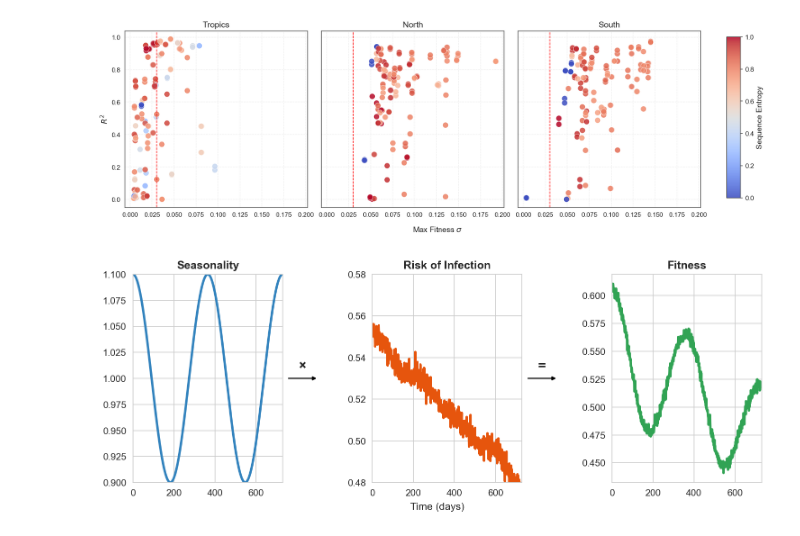
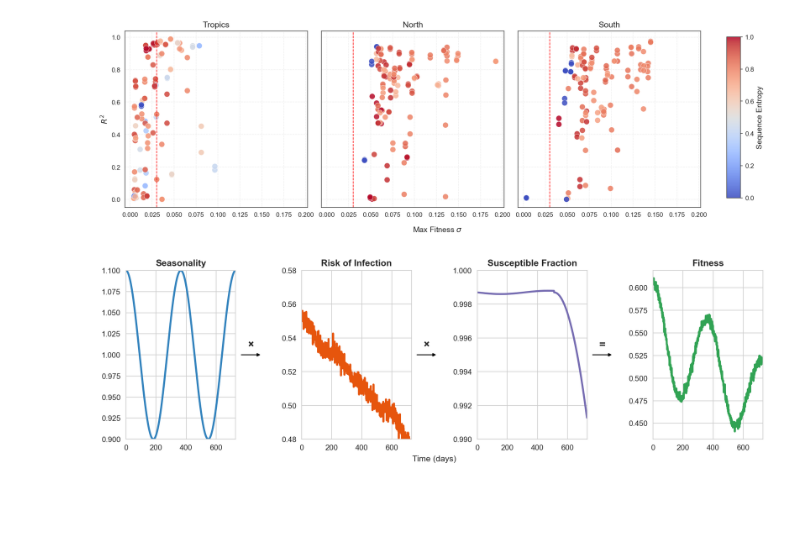
Before and after one commit to matsengrp/antigen-forecasting, a Jupyter notebook: notebooks/fitness-corr.ipynb, the cells around one changed output. Saved outputs shown, nothing was run; the diff lists cells and outputs as text; code cells hidden in the pictures; blank space fills up the shorter version.

Commit message:
add susceptible fraction to fitness schematic

```diff
--- a/notebooks/fitness-corr.ipynb
+++ b/notebooks/fitness-corr.ipynb
@@ -1036,10 +1044,10 @@ for i in range(len(time)):
 # Combined seasonal fitness (product of all three components)
 seasonal_fitness = seasonality_north * risk_of_infection * susceptible_fraction
 
-# Create figure with subplots - HORIZONTAL LAYOUT (1x3)
-fig = plt.figure(figsize=(12, 4))
+# Create figure with subplots - HORIZONTAL LAYOUT (1x4)
+fig = plt.figure(figsize=(15, 4))
 # Increase the wspace parameter for even more space between subplots
-gs = gridspec.GridSpec(1, 3, width_ratios=[1, 1, 1], wspace=0.6)
+gs = gridspec.GridSpec(1, 4, width_ratios=[1, 1, 1, 1], wspace=0.6)
 
 # Subplot 1: Seasonality
 ax1 = plt.subplot(gs[0])
@@ -1057,15 +1065,22 @@ ax2.set_xlim(0, days)
 ax2.set_ylim(0.48, 0.58)
 # Don't set individual x-axis labels since we'll add a shared one
 
-# Subplot 3: Combined Fitness (instead of showing all components)
+# Subplot 3: Susceptible Fraction (previously missing)
 ax3 = plt.subplot(gs[2])
-sns.lineplot(x=time, y=seasonal_fitness, color='#31a354', linewidth=2.5, ax=ax3)
-ax3.set_title('Fitness', fontweight='bold')
+sns.lineplot(x=time, y=susceptible_fraction, color='#756bb1', linewidth=2.5, ax=ax3)
+ax3.set_title('Susceptible Fraction', fontweight='bold')
+ax3.set_xlim(0, days)
+ax3.set_ylim(0.99, 1.0)
 # Don't set individual x-axis labels since we'll add a shared one
-ax3.set_xlim(0, days)
+
+# Subplot 4: Combined Fitness
+ax4 = plt.subplot(gs[3])
+sns.lineplot(x=time, y=seasonal_fitness, color='#31a354', linewidth=2.5, ax=ax4)
+ax4.set_title('Fitness', fontweight='bold')
+ax4.set_xlim(0, days)
 y_min, y_max = min(seasonal_fitness), max(seasonal_fitness)
 padding = (y_max - y_min) * 0.05
-ax3.set_ylim(y_min - padding, y_max + padding)
+ax4.set_ylim(y_min - padding, y_max + padding)
 
 # Adjust layout first to make sure positions are updated
 plt.tight_layout()
@@ -1074,24 +1089,31 @@ plt.tight_layout()
 ax1_pos = ax1.get_position()
 ax2_pos = ax2.get_position()
 ax3_pos = ax3.get_position()
+ax4_pos = ax4.get_position()
 
 # Calculate vertical offset for the symbols (above the arrow)
 vertical_offset = 0.045  # Increased vertical offset for symbols
 
-# Define horizontal offsets for arrows - shifted even more to the left
-# Arrow between subplot 1 and 2 - shift more to the left
+# Define horizontal offsets for arrows
+# Arrow between subplot 1 and 2
 left_space1 = ax2_pos.x0 - ax1_pos.x1  # Space between plot 1 and 2
 arrow1_start = ax1_pos.x1 + 0.005  # Almost at edge of plot 1
 arrow1_end = ax2_pos.x0 - left_space1*0.6  # End at 40% of the way to plot 2
 
-# Arrow between subplot 2 and 3 - shift more to the left
+# Arrow between subplot 2 and 3
 left_space2 = ax3_pos.x0 - ax2_pos.x1  # Space between plot 2 and 3
 arrow2_start = ax2_pos.x1 + 0.005  # Almost at edge of plot 2
 arrow2_end = ax3_pos.x0 - left_space2*0.6  # End at 40% of the way to plot 3
 
+# Arrow between subplot 3 and 4
+left_space3 = ax4_pos.x0 - ax3_pos.x1  # Space between plot 3 and 4
+arrow3_start = ax3_pos.x1 + 0.005  # Almost at edge of plot 3
+arrow3_end = ax4_pos.x0 - left_space3*0.6  # End at 40% of the way to plot 4
+
 # Calculate midpoint position for the text (horizontally aligned with arrows)
 text1_x = arrow1_start + (arrow1_end - arrow1_start) / 2
 text2_x = arrow2_start + (arrow2_end - arrow2_start) / 2
+text3_x = arrow3_start + (arrow3_end - arrow3_start) / 2
 
 # Add arrows
 arrow1 = FancyArrowPatch(
@@ -1101,31 +1123,44 @@ arrow1 = FancyArrowPatch(
     arrowstyle='-|>',
     color='black',
     linewidth=1.2,
     mutation_scale=8  # Smaller arrowheads
 )
 fig.add_artist(arrow1)
 
 arrow2 = FancyArrowPatch(
     (arrow2_start, ax2_pos.y0 + ax2_pos.height/2),
     (arrow2_end, ax3_pos.y0 + ax3_pos.height/2),
     transform=fig.transFigure,
     arrowstyle='-|>',
     color='black',
     linewidth=1.2,
     mutation_scale=8  # Smaller arrowheads
 )
 fig.add_artist(arrow2)
 
+arrow3 = FancyArrowPatch(
+    (arrow3_start, ax3_pos.y0 + ax3_pos.height/2),
+    (arrow3_end, ax4_pos.y0 + ax4_pos.height/2),
+    transform=fig.transFigure,
+    arrowstyle='-|>',
+    color='black',
+    linewidth=1.2,
+    mutation_scale=8  # Smaller arrowheads
+)
+fig.add_artist(arrow3)
+
 # Position multiplication and equals symbols directly above the arrows
 fig.text(text1_x, ax1_pos.y0 + ax1_pos.height/2 + vertical_offset,
         "×", fontsize=14, fontweight='bold', ha='center', va='center')
 fig.text(text2_x, ax2_pos.y0 + ax2_pos.height/2 + vertical_offset,
+        "×", fontsize=14, fontweight='bold', ha='center', va='center')
+fig.text(text3_x, ax3_pos.y0 + ax3_pos.height/2 + vertical_offset,
         "=", fontsize=14, fontweight='bold', ha='center', va='center')
 
 # Add a shared x-axis label at the bottom of the figure
 fig.text(0.5, 0.02, 'Time (days)', ha='center', va='center', fontsize=11)
 
 plt.savefig(figs_path + 'seasonal_fitness_schematic.pdf', dpi=300, bbox_inches='tight')
 plt.show()
 # %% [output]
-[figure, old version]
+[figure, new version]
```
Also changed, not shown: parts of 1 cell of this notebook.
